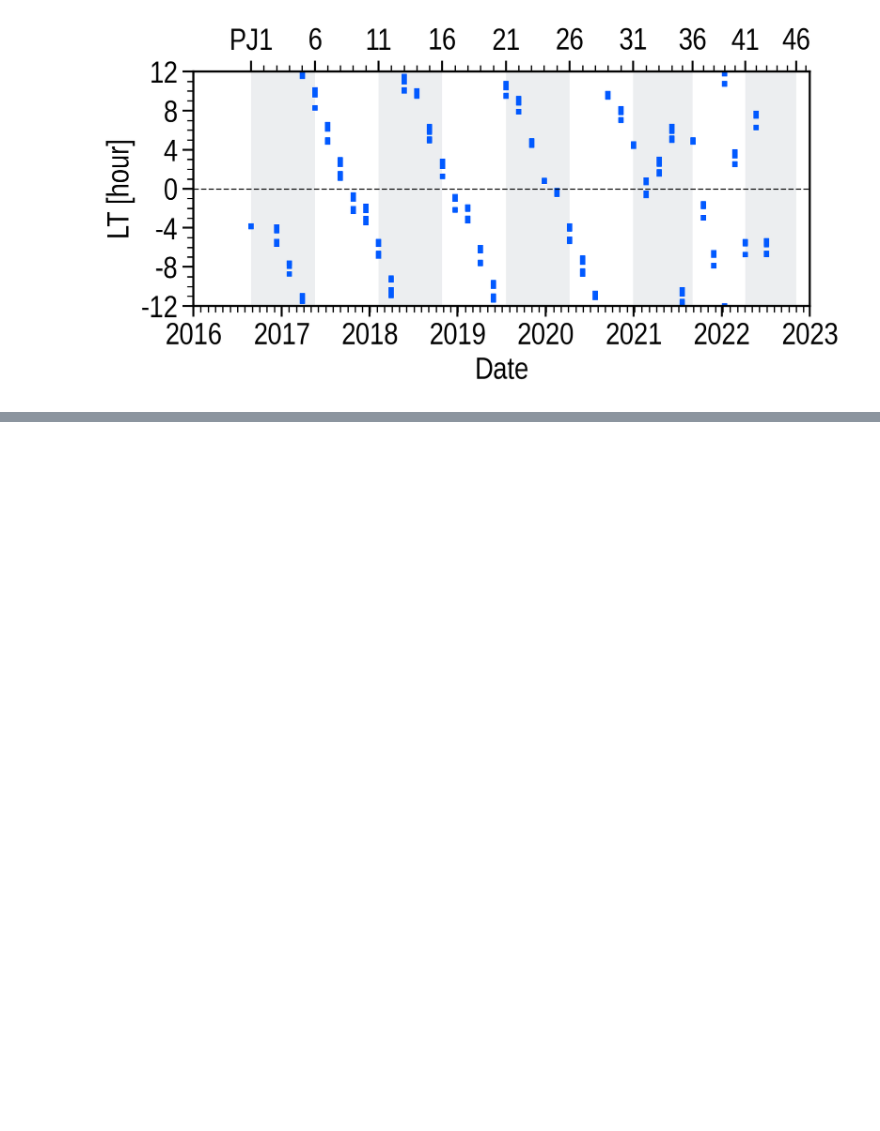
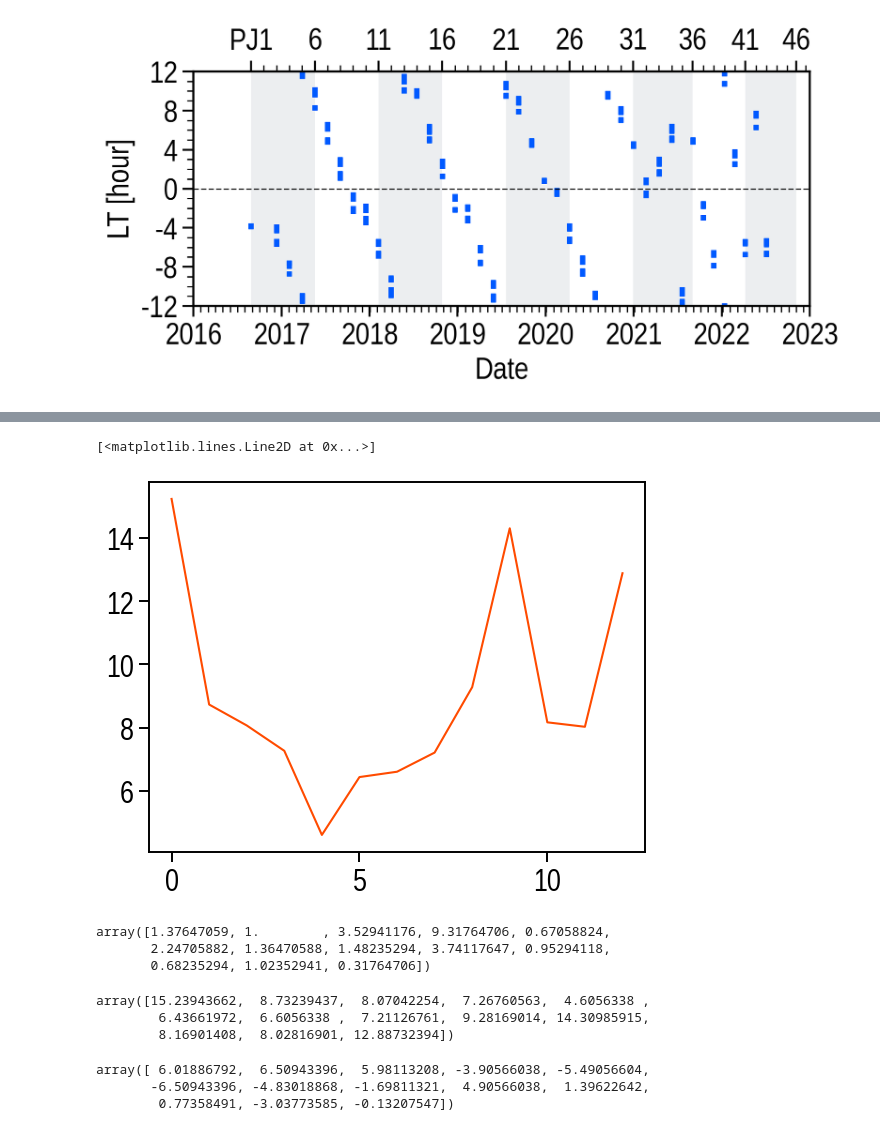
Before and after one commit to ShinnosukeSatoh/Juno_UVS_deimos, a Jupyter notebook: localtime_valid.ipynb, the cells around one changed output, grey strips where cells are left out. Cells and saved outputs as stored; diff of their text form; code cells hidden in the pictures; blank space fills up the shorter version.

```diff
--- a/localtime_valid.ipynb
+++ b/localtime_valid.ipynb
@@ -1488,0 +2367,23 @@ Scale height [RJ]: 7.782279984678658
+# %%
+plt.plot(B_intensity)
+# %% [output]
+[<matplotlib.lines.Line2D at 0x...>]
+[figure, added]
+# %%
+eq_distance
+# %% [output]
+array([1.37647059, 1.        , 3.52941176, 9.31764706, 0.67058824,
+       2.24705882, 1.36470588, 1.48235294, 3.74117647, 0.95294118,
+       0.68235294, 1.02352941, 0.31764706])
+# %%
+B_intensity
+# %% [output]
+array([15.23943662,  8.73239437,  8.07042254,  7.26760563,  4.6056338 ,
+        6.43661972,  6.6056338 ,  7.21126761,  9.28169014, 14.30985915,
+        8.16901408,  8.02816901, 12.88732394])
+# %%
+centri_lat
+# %% [output]
+array([ 6.01886792,  6.50943396,  5.98113208, -3.90566038, -5.49056604,
+       -6.50943396, -4.83018868, -1.69811321,  4.90566038,  1.39622642,
+        0.77358491, -3.03773585, -0.13207547])
```
Also changed, not shown: parts of 10 cells of this notebook, 1 other file.
